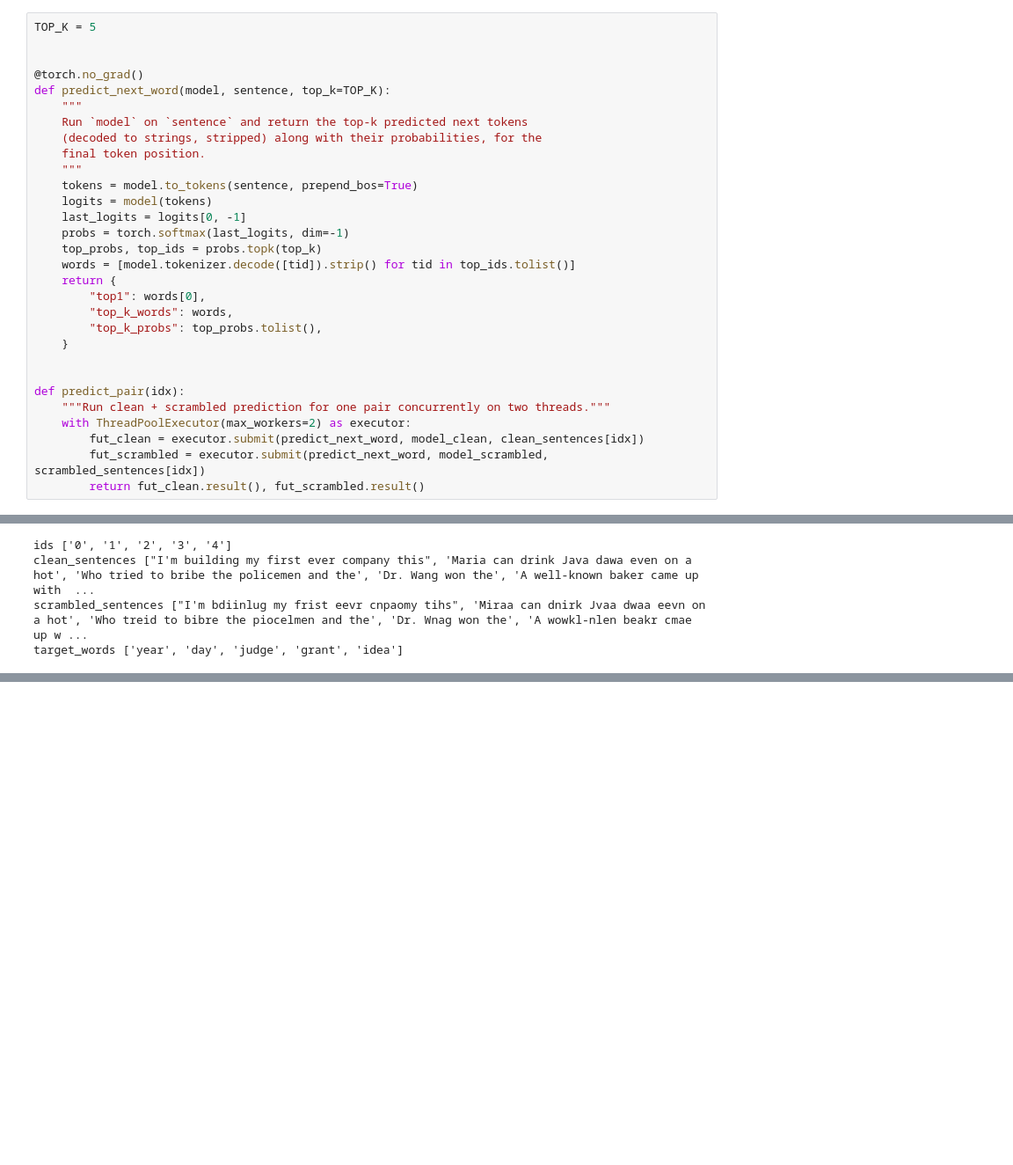
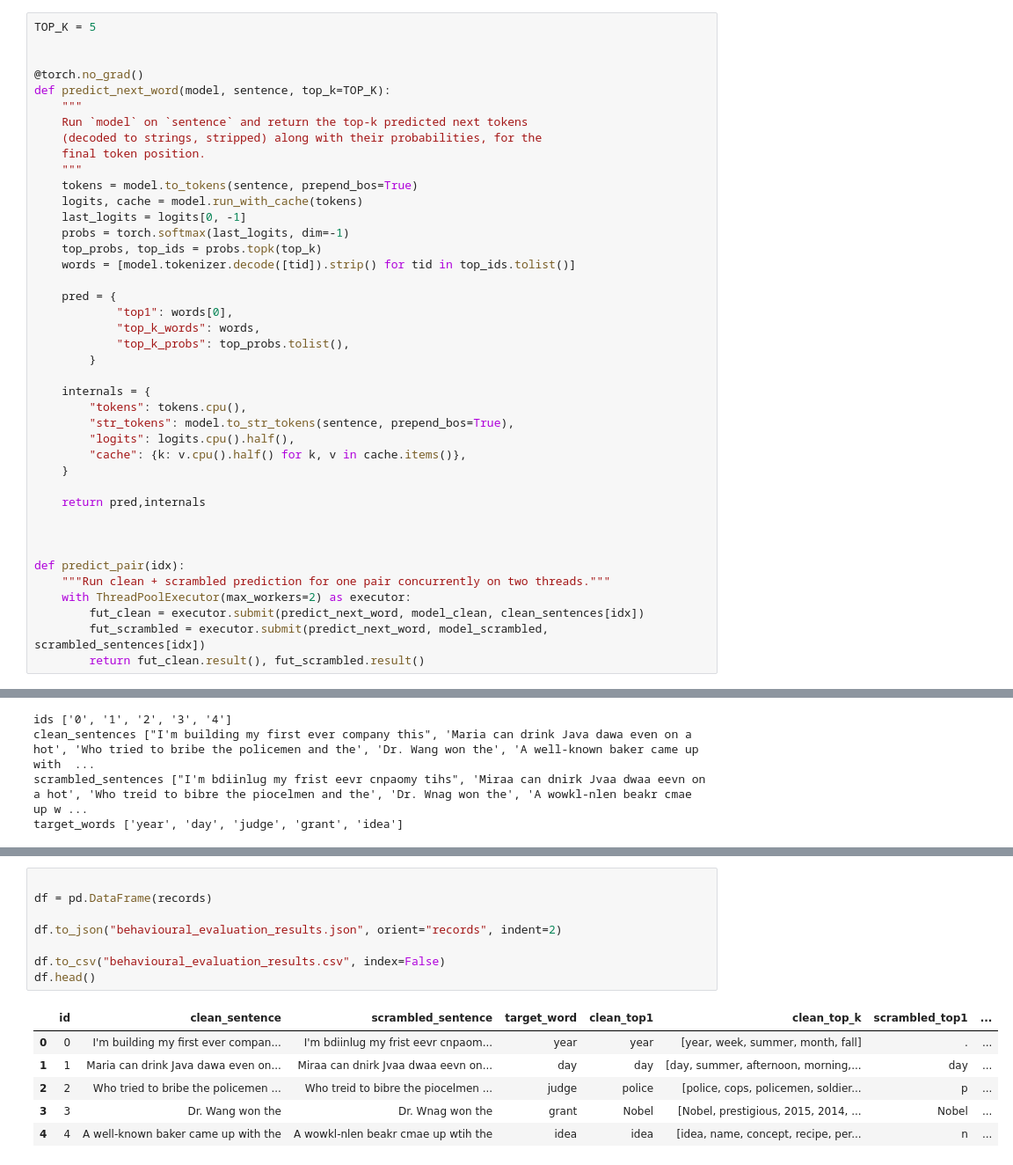
Before and after one commit to Dorcas-Joy-Kahunguka/sequence-modelling, a Jupyter notebook: mechinterp-typoglycemia/notebooks/behavioural-evaluation.ipynb, the cells around one changed output, grey strips where cells are left out. Shown at 88% size. Saved outputs shown, nothing was run; the diff lists cells and outputs as text; blank space fills up the shorter version.

```diff
--- a/mechinterp-typoglycemia/notebooks/behavioural-evaluation.ipynb
+++ b/mechinterp-typoglycemia/notebooks/behavioural-evaluation.ipynb
@@ -86,16 +97,27 @@ def predict_next_word(model, sentence, top_k=TOP_K):
     final token position.
     """
     tokens = model.to_tokens(sentence, prepend_bos=True)
-    logits = model(tokens)
+    logits, cache = model.run_with_cache(tokens)
     last_logits = logits[0, -1]
     probs = torch.softmax(last_logits, dim=-1)
     top_probs, top_ids = probs.topk(top_k)
     words = [model.tokenizer.decode([tid]).strip() for tid in top_ids.tolist()]
-    return {
-        "top1": words[0],
-        "top_k_words": words,
-        "top_k_probs": top_probs.tolist(),
+
+    pred = {
+            "top1": words[0],
+            "top_k_words": words,
+            "top_k_probs": top_probs.tolist(),
+        }
+
+    internals = {
+        "tokens": tokens.cpu(),
+        "str_tokens": model.to_str_tokens(sentence, prepend_bos=True),
+        "logits": logits.cpu().half(),
+        "cache": {k: v.cpu().half() for k, v in cache.items()},
     }
+
+    return pred,internals
+
 
 
 def predict_pair(idx):
@@ -162,0 +209,15 @@ for r in records:
+# %%
+
+df = pd.DataFrame(records)
+
+df.to_json("behavioural_evaluation_results.json", orient="records", indent=2)
+
+df.to_csv("behavioural_evaluation_results.csv", index=False)
+df.head()
+# %% [output]
+|  | id | clean_sentence | scrambled_sentence | target_word | clean_top1 | clean_top_k | scrambled_top1 | ... |
+| 0 | 0 | I'm building my first ever compan... | I'm bdiinlug my frist eevr cnpaom... | year | year | [year, week, summer, month, fall] | . | ... |
+| 1 | 1 | Maria can drink Java dawa even on... | Miraa can dnirk Jvaa dwaa eevn on... | day | day | [day, summer, afternoon, morning,... | day | ... |
+| 2 | 2 | Who tried to bribe the policemen ... | Who treid to bibre the piocelmen ... | judge | police | [police, cops, policemen, soldier... | p | ... |
+| 3 | 3 | Dr. Wang won the | Dr. Wnag won the | grant | Nobel | [Nobel, prestigious, 2015, 2014, ... | Nobel | ... |
+| 4 | 4 | A well-known baker came up with the | A wowkl-nlen beakr cmae up wtih the | idea | idea | [idea, name, concept, recipe, per... | n | ... |
```
Also changed, not shown: parts of 11 cells of this notebook.
